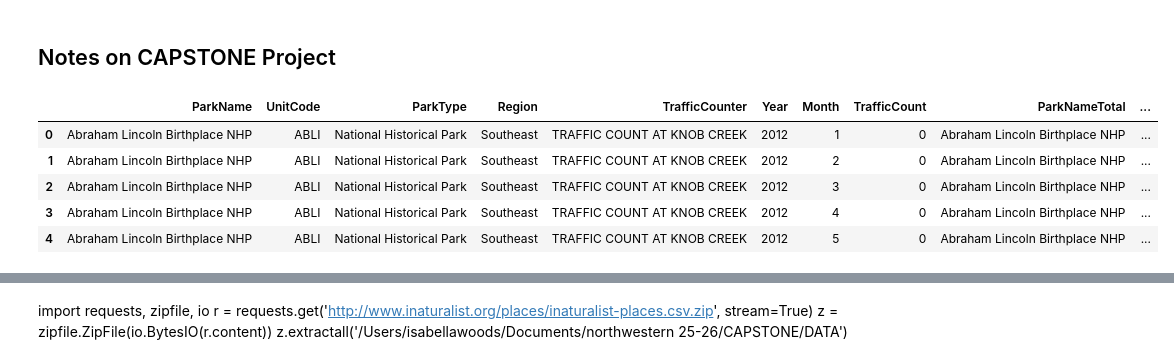
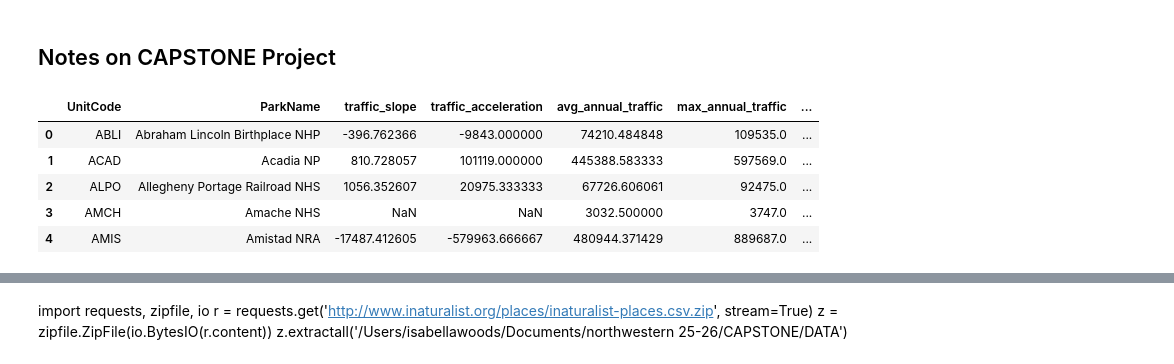
Before and after one commit to isabellagwoods/NPS_Biodiversity_Capstone, a Jupyter notebook: EDA.ipynb, the cells around one changed output, grey strips where cells are left out. Saved outputs shown, nothing was run; the diff lists cells and outputs as text; code cells hidden in the pictures.

```diff
--- a/EDA.ipynb
+++ b/EDA.ipynb
@@ -12,11 +15,87 @@ traffic = pd.read_csv(f'{base}/DATA/Traffic.csv')
 visit   = pd.read_csv(f'{base}/DATA/Visitation.csv', skiprows = 2)
 species = pd.read_csv(f'{base}/NPSpecies.csv')
 # %%
-traffic.head()
+
+# first clean traffic count — remove commas and convert to numeric
+traffic['TrafficCount_clean'] = pd.to_numeric(
+    traffic['TrafficCount'].astype(str).str.replace(',', ''), errors='coerce'
+)
+traffic['TrafficCountTotal_clean'] = pd.to_numeric(
+    traffic['TrafficCountTotal'].astype(str).str.replace(',', ''), errors='coerce'
+)
+
+# aggregate to annual total per park
+annual_traffic = (traffic
+    .groupby(['UnitCode', 'ParkName', 'Year'])['TrafficCount_clean']
+    .sum()
+    .reset_index()
+    .rename(columns={'TrafficCount_clean': 'annual_traffic'})
+)
+
+def traffic_features(group):
+    group = group[['Year', 'annual_traffic']].sort_values('Year')  # only keep needed cols
+    years = group['Year'].values
+    counts = group['annual_traffic'].values
+
+    if len(group) < 3:
+        return pd.Series({
+            'traffic_slope':           np.nan,
+            'traffic_acceleration':    np.nan,
+            'avg_annual_traffic':      counts.mean(),
+            'max_annual_traffic':      counts.max(),
+            'recent_traffic':          counts[-1],
+            'traffic_cv':              counts.std() / counts.mean() if counts.mean() > 0 else np.nan,
+            'traffic_covid_impact':    np.nan,
+        })
+
+    slope, _, _, _, _ = stats.linregress(years, counts)
+    acceleration = counts[-3:].mean() - counts[:3].mean()
+
+    pre_covid  = group[group['Year'] == 2019]['annual_traffic'].values
+    post_covid = group[group['Year'] == 2020]['annual_traffic'].values
+    covid_impact = ((post_covid[0] - pre_covid[0]) / pre_covid[0] * 100
+                    if len(pre_covid) > 0 and len(post_covid) > 0 and pre_covid[0] > 0
+                    else np.nan)
+
+    return pd.Series({
+        'traffic_slope':        slope,
+        'traffic_acceleration': acceleration,
+        'avg_annual_traffic':   counts.mean(),
+        'max_annual_traffic':   counts.max(),
+        'recent_traffic':       counts[-1],
+        'traffic_cv':           counts.std() / counts.mean() if counts.mean() > 0 else np.nan,
+        'traffic_covid_impact': covid_impact,
+    })
+
+traffic_features_df = (annual_traffic
+    .groupby(['UnitCode', 'ParkName'])
+    .apply(traffic_features)
+    .reset_index()
+    .drop(columns='level_2', errors='ignore')
+)
+
+seasonality = (traffic
+    .groupby(['UnitCode', 'Year', 'Month'])['TrafficCount_clean']
+    .sum()
+    .reset_index()
+    .groupby(['UnitCode', 'Year'])
+    .apply(lambda g: g['TrafficCount_clean'].max() / g['TrafficCount_clean'].min()
+           if g['TrafficCount_clean'].min() > 0 else np.nan)
+    .reset_index()
+    .groupby('UnitCode')[0]
+    .mean()
+    .reset_index()
+    .rename(columns={0: 'traffic_seasonality'})
+)
+
+traffic_features_df = traffic_features_df.merge(seasonality, on='UnitCode', how='left')
+
+
+traffic_features_df.head()
 # %% [output]
-|  | ParkName | UnitCode | ParkType | Region | TrafficCounter | Year | Month | TrafficCount | ParkNameTotal | ... |
-| 0 | Abraham Lincoln Birthplace NHP | ABLI | National Historical Park | Southeast | TRAFFIC COUNT AT KNOB CREEK | 2012 | 1 | 0 | Abraham Lincoln Birthplace NHP | ... |
-| 1 | Abraham Lincoln Birthplace NHP | ABLI | National Historical Park | Southeast | TRAFFIC COUNT AT KNOB CREEK | 2012 | 2 | 0 | Abraham Lincoln Birthplace NHP | ... |
-| 2 | Abraham Lincoln Birthplace NHP | ABLI | National Historical Park | Southeast | TRAFFIC COUNT AT KNOB CREEK | 2012 | 3 | 0 | Abraham Lincoln Birthplace NHP | ... |
-| 3 | Abraham Lincoln Birthplace NHP | ABLI | National Historical Park | Southeast | TRAFFIC COUNT AT KNOB CREEK | 2012 | 4 | 0 | Abraham Lincoln Birthplace NHP | ... |
-| 4 | Abraham Lincoln Birthplace NHP | ABLI | National Historical Park | Southeast | TRAFFIC COUNT AT KNOB CREEK | 2012 | 5 | 0 | Abraham Lincoln Birthplace NHP | ... |
+|  | UnitCode | ParkName | traffic_slope | traffic_acceleration | avg_annual_traffic | max_annual_traffic | ... |
+| 0 | ABLI | Abraham Lincoln Birthplace NHP | -396.762366 | -9843.000000 | 74210.484848 | 109535.0 | ... |
+| 1 | ACAD | Acadia NP | 810.728057 | 101119.000000 | 445388.583333 | 597569.0 | ... |
+| 2 | ALPO | Allegheny Portage Railroad NHS | 1056.352607 | 20975.333333 | 67726.606061 | 92475.0 | ... |
+| 3 | AMCH | Amache NHS | NaN | NaN | 3032.500000 | 3747.0 | ... |
+| 4 | AMIS | Amistad NRA | -17487.412605 | -579963.666667 | 480944.371429 | 889687.0 | ... |
```
Also changed, not shown: parts of 97 cells of this notebook.
